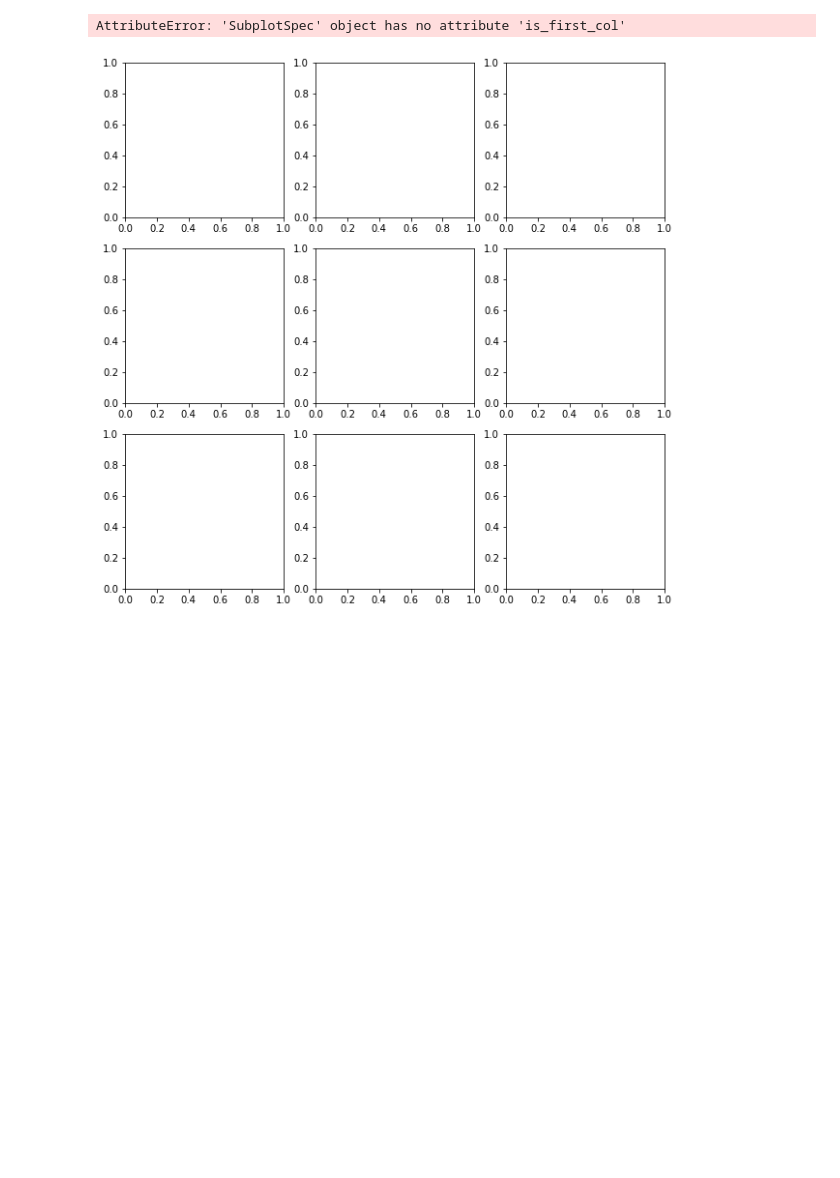
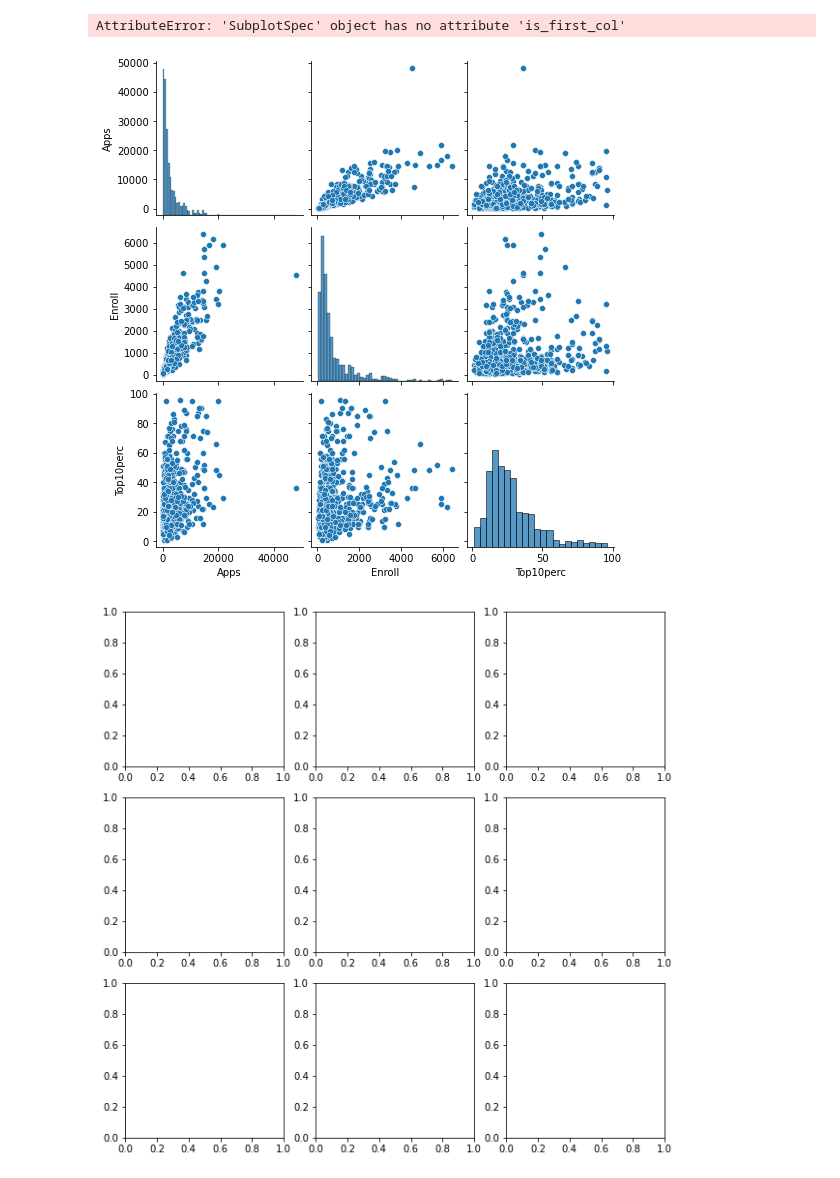
Before and after one commit to moleh13/EC48E, a Jupyter notebook: hw2/EC48E_PS2.ipynb, the cells around one changed output. Cells and saved outputs as stored; diff of their text form; code cells hidden in the pictures; blank space fills up the shorter version.

```diff
--- a/hw2/EC48E_PS2.ipynb
+++ b/hw2/EC48E_PS2.ipynb
@@ -28,7 +29,11 @@ college.describe()
 | 75% | 3624.000000 | 2424.000000 | 902.000000 | 35.000000 | 69.000000 | 4005.000000 | 967.000000 | 12925.000000 | 5050.000000 | ... |
 | max | 48094.000000 | 26330.000000 | 6392.000000 | 96.000000 | 100.000000 | 31643.000000 | 21836.000000 | 21700.000000 | 8124.000000 | ... |
 # %%
-pd.plotting.scatter_matrix(college[['Apps', 'Enroll', 'Top10perc']], figsize=(10,10))
+import seaborn as sns
+scatter_matrix = sns.pairplot(college[['Apps', 'Enroll', 'Top10perc']])
+
+#pd.plotting.scatter_matrix(college[['Apps', 'Enroll', 'Top10perc']], figsize=(10,10))
 # %% [output]
 AttributeError: 'SubplotSpec' object has no attribute 'is_first_col'
-[figure, old version]
+[figure, new version]
+[figure, added]
```
Also changed, not shown: parts of 4 cells of this notebook, 1 other file.
